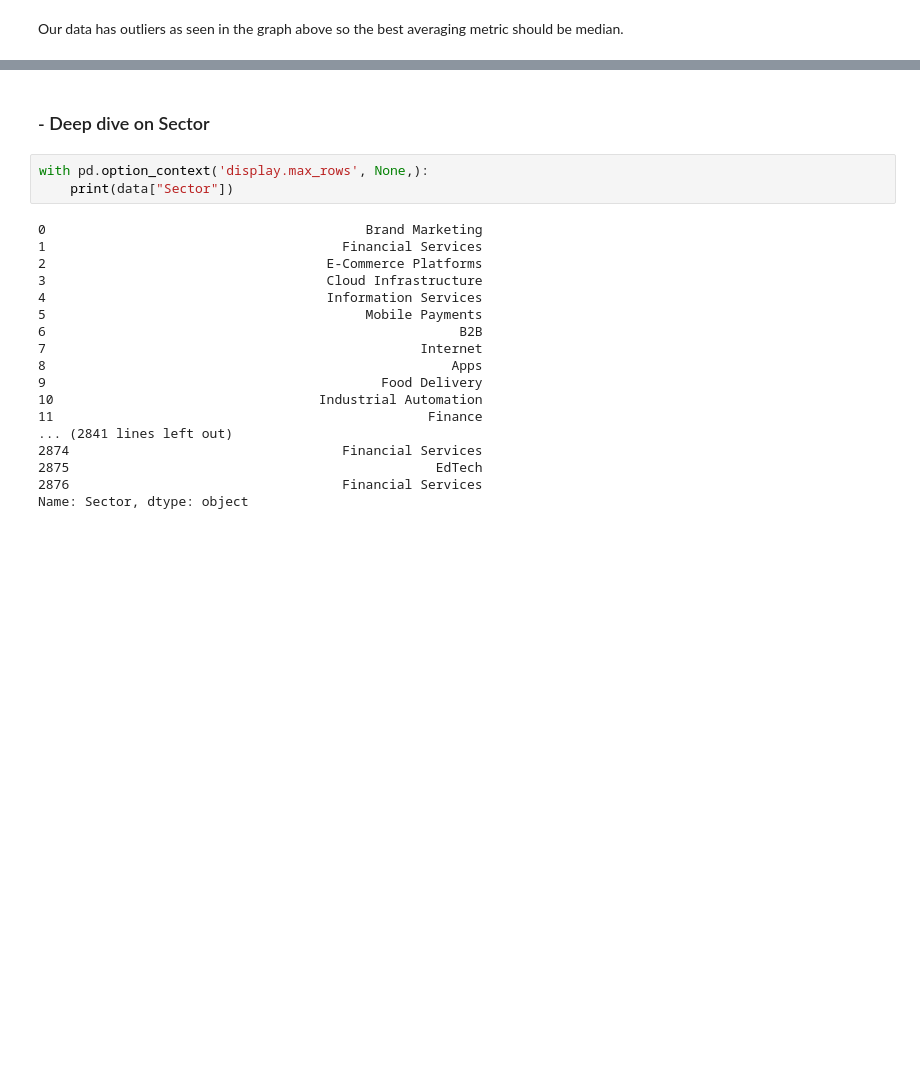
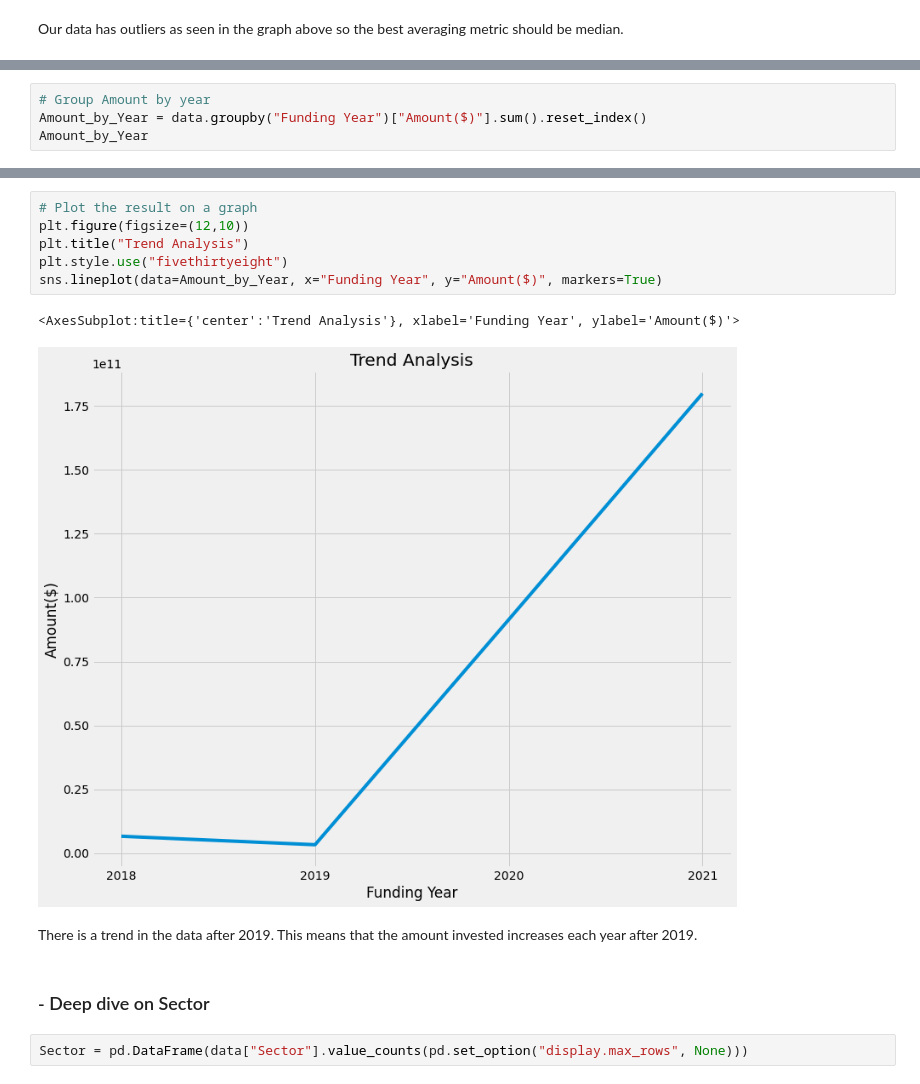
Before and after one commit to rkadey/Data-Analysis, a Jupyter notebook: Indian Startup Fund Analysis/Indian StartUp Funding Analysis.ipynb, the cells around one changed output, grey strips where cells are left out. Saved outputs shown, nothing was run; the diff lists cells and outputs as text; blank space fills up the shorter version.

```diff
--- a/Indian Startup Fund Analysis/Indian StartUp Funding Analysis.ipynb
+++ b/Indian Startup Fund Analysis/Indian StartUp Funding Analysis.ipynb
@@ -912,0 +1034,4 @@ Our data has outliers as seen in the graph above so the best averaging metric sh
+# %%
+# Group Amount by year
+Amount_by_Year = data.groupby("Funding Year")["Amount($)"].sum().reset_index()
+Amount_by_Year
@@ -913,23 +1044,15 @@ Our data has outliers as seen in the graph above so the best averaging metric sh
+# %%
+# Plot the result on a graph
+plt.figure(figsize=(12,10))
+plt.title("Trend Analysis")
+plt.style.use("fivethirtyeight")
+sns.lineplot(data=Amount_by_Year, x="Funding Year", y="Amount($)", markers=True)
+# %% [output]
+<AxesSubplot:title={'center':'Trend Analysis'}, xlabel='Funding Year', ylabel='Amount($)'>
+[figure, added]
+# %% [markdown]
+ There is a trend in the data after 2019. This means that the amount invested increases each year after 2019.
 # %% [markdown]
 ### - Deep dive on Sector
-# %%
-with pd.option_context('display.max_rows', None,):
-    print(data["Sector"])
-# %% [output]
-0                                         Brand Marketing
-1                                      Financial Services
-2                                    E-Commerce Platforms
-3                                    Cloud Infrastructure
-4                                    Information Services
-5                                         Mobile Payments
-6                                                     B2B
-7                                                Internet
-8                                                    Apps
-9                                           Food Delivery
-10                                  Industrial Automation
-11                                                Finance
-... (2841 lines left out)
-2874                                   Financial Services
-2875                                               EdTech
-2876                                   Financial Services
-Name: Sector, dtype: object
+# %%
+Sector = pd.DataFrame(data["Sector"].value_counts(pd.set_option("display.max_rows", None)))
```
Also changed, not shown: parts of 55 cells of this notebook.
